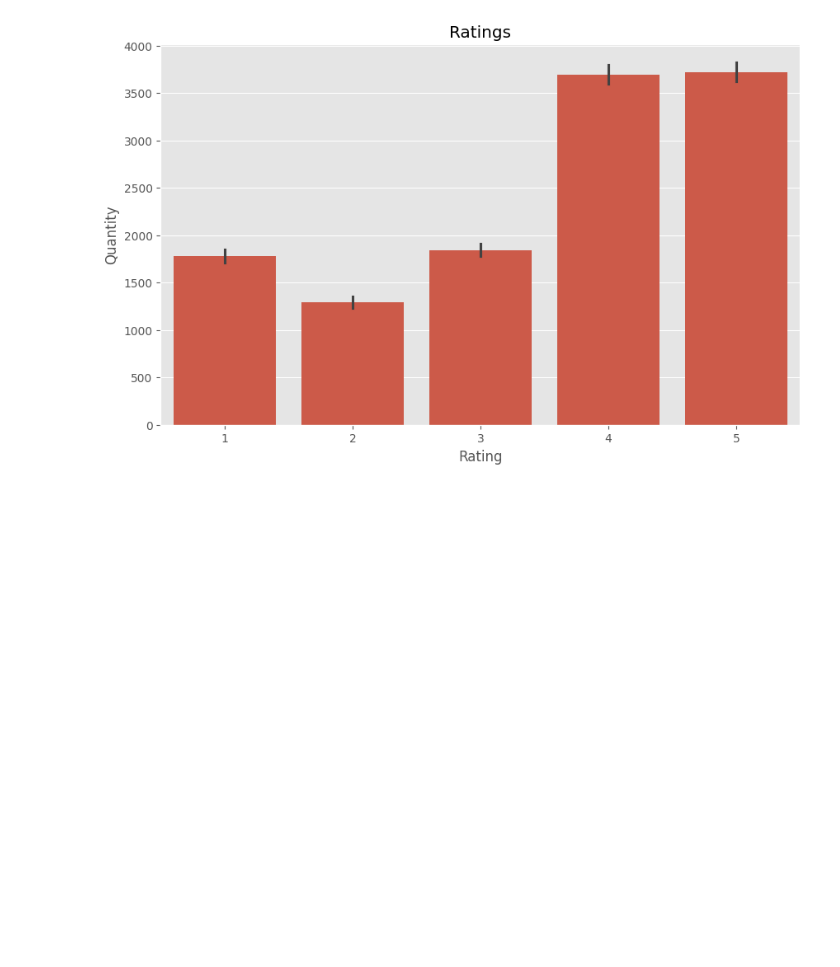
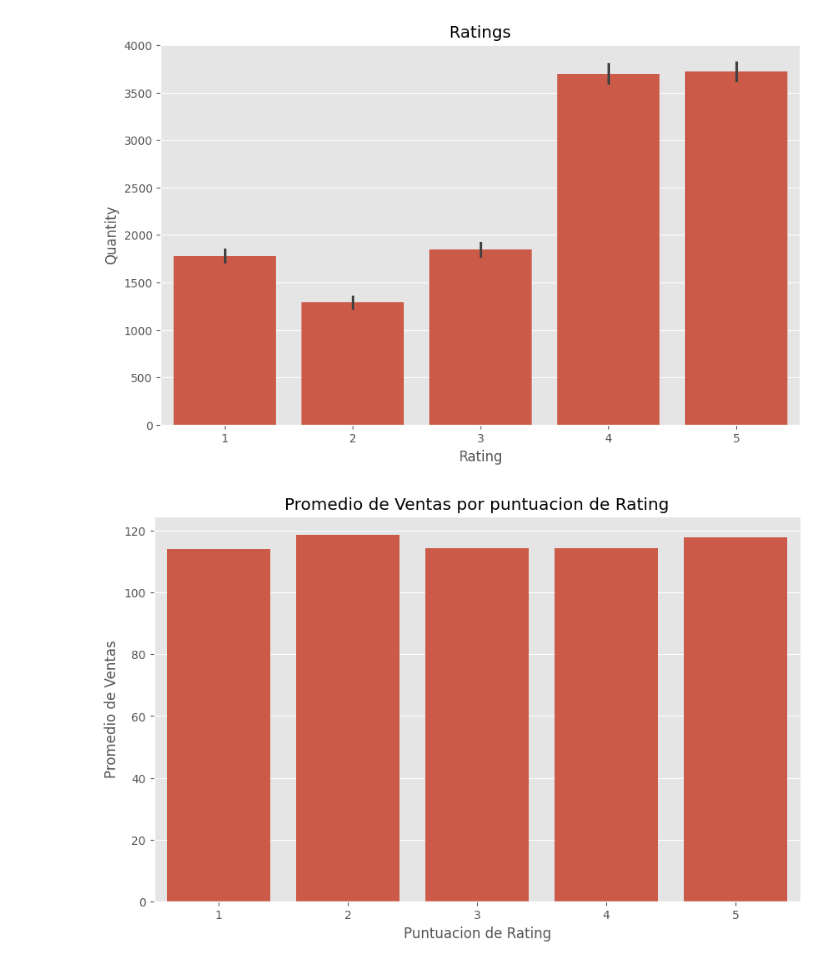
Before and after one commit to abdonrb/Global_Sales_EDA, a Jupyter notebook: notebooks/Data_visualitation.ipynb, the cells around one changed output. Drawn from its saved outputs; the diff is of its cells as text; code cells hidden in the pictures; blank space fills up the shorter version.

```diff
--- a/notebooks/Data_visualitation.ipynb
+++ b/notebooks/Data_visualitation.ipynb
@@ -209,3 +209,14 @@ plt.title('Ratings')
 plt.show()
 # %% [output]
 [figure]
+# %%
+media_tot = df.groupby('Rating')['Total_Sales'].mean().reset_index()
+
+plt.figure(figsize=(10, 6))
+sns.barplot(data=media_tot, x='Rating', y='Total_Sales')
+plt.title('Promedio de Ventas por puntuacion de Rating')
+plt.xlabel('Puntuacion de Rating')
+plt.ylabel('Promedio de Ventas')
+plt.show();
+# %% [output]
+[figure, added]
```
Also changed, not shown: parts of 3 cells of this notebook, 2 other files.
